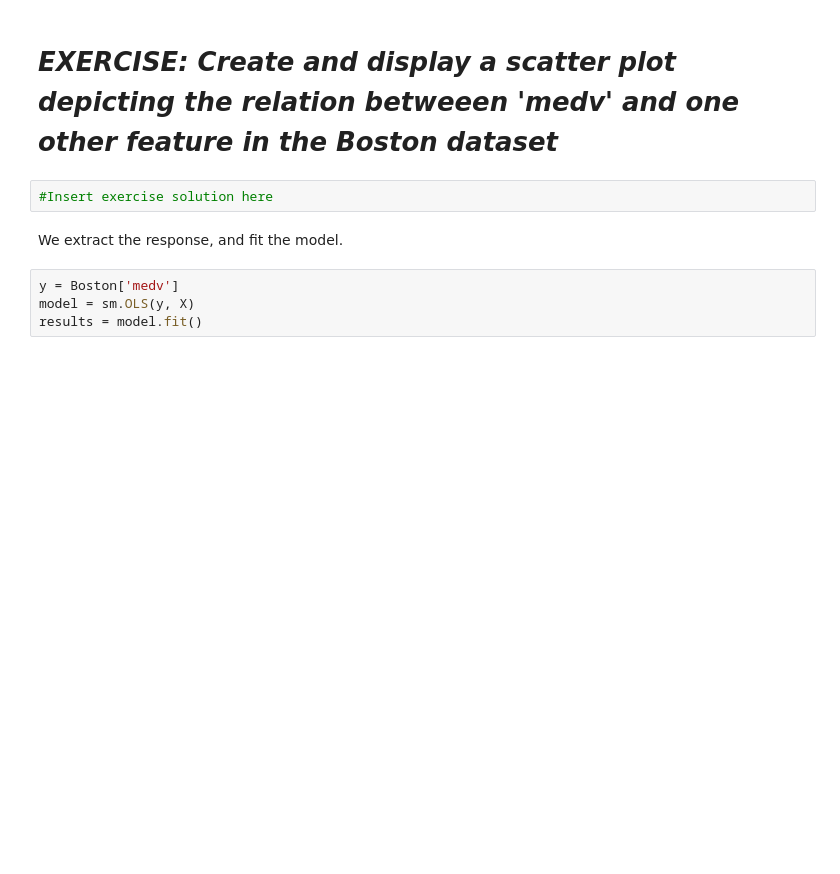
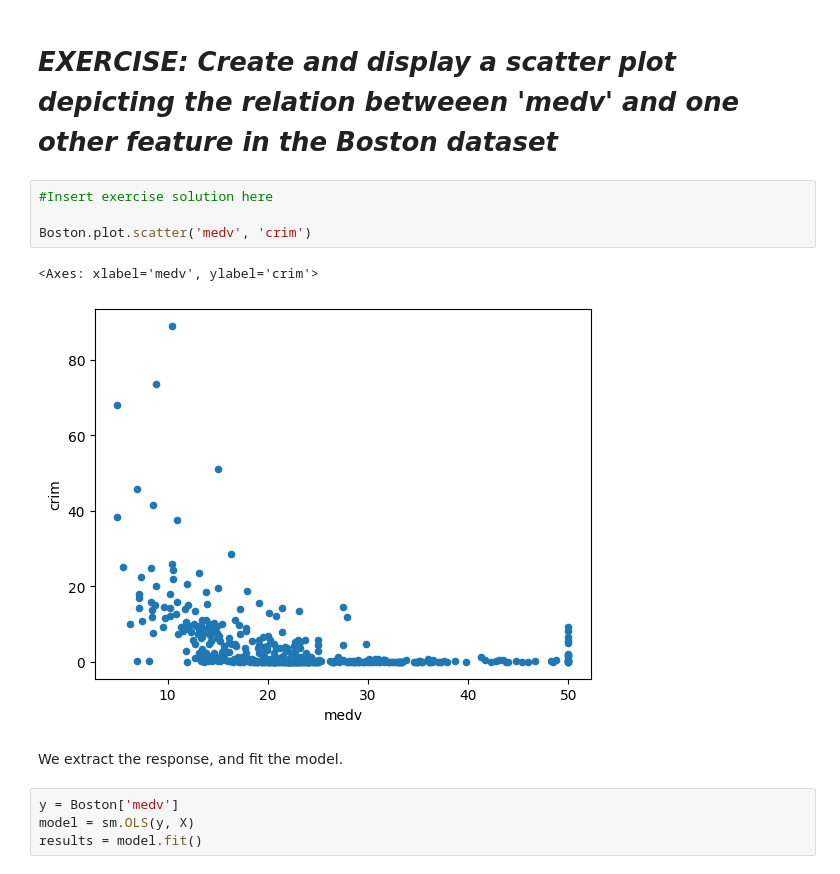
Before and after one commit to ChxddyDxddy/EE443-543, a Jupyter notebook: Linear-Regression.ipynb, the cells around one changed output. Drawn from its saved outputs; the diff is of its cells as text; blank space fills up the shorter version.

```diff
--- a/Linear-Regression.ipynb
+++ b/Linear-Regression.ipynb
@@ -167,6 +172,11 @@ X[:4]
 # *EXERCISE: Create and display a scatter plot depicting the relation betweeen 'medv' and one other feature in the Boston dataset*
 # %%
 #Insert exercise solution here
+
+Boston.plot.scatter('medv', 'crim')
+# %% [output]
+<Axes: xlabel='medv', ylabel='crim'>
+[figure, added]
 # %% [markdown]
 We extract the response, and fit the model.
 # %%
```
Also changed, not shown: parts of 9 cells of this notebook.
